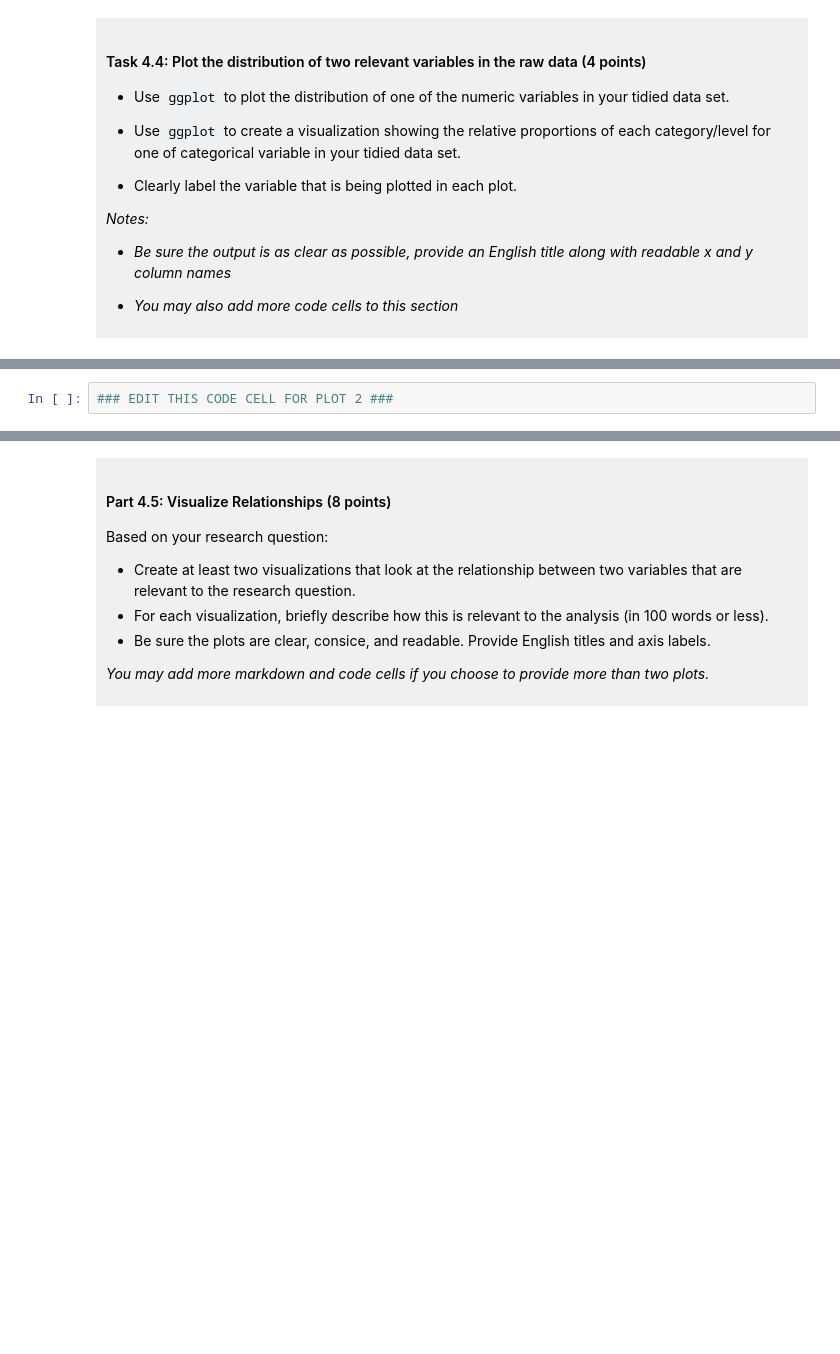
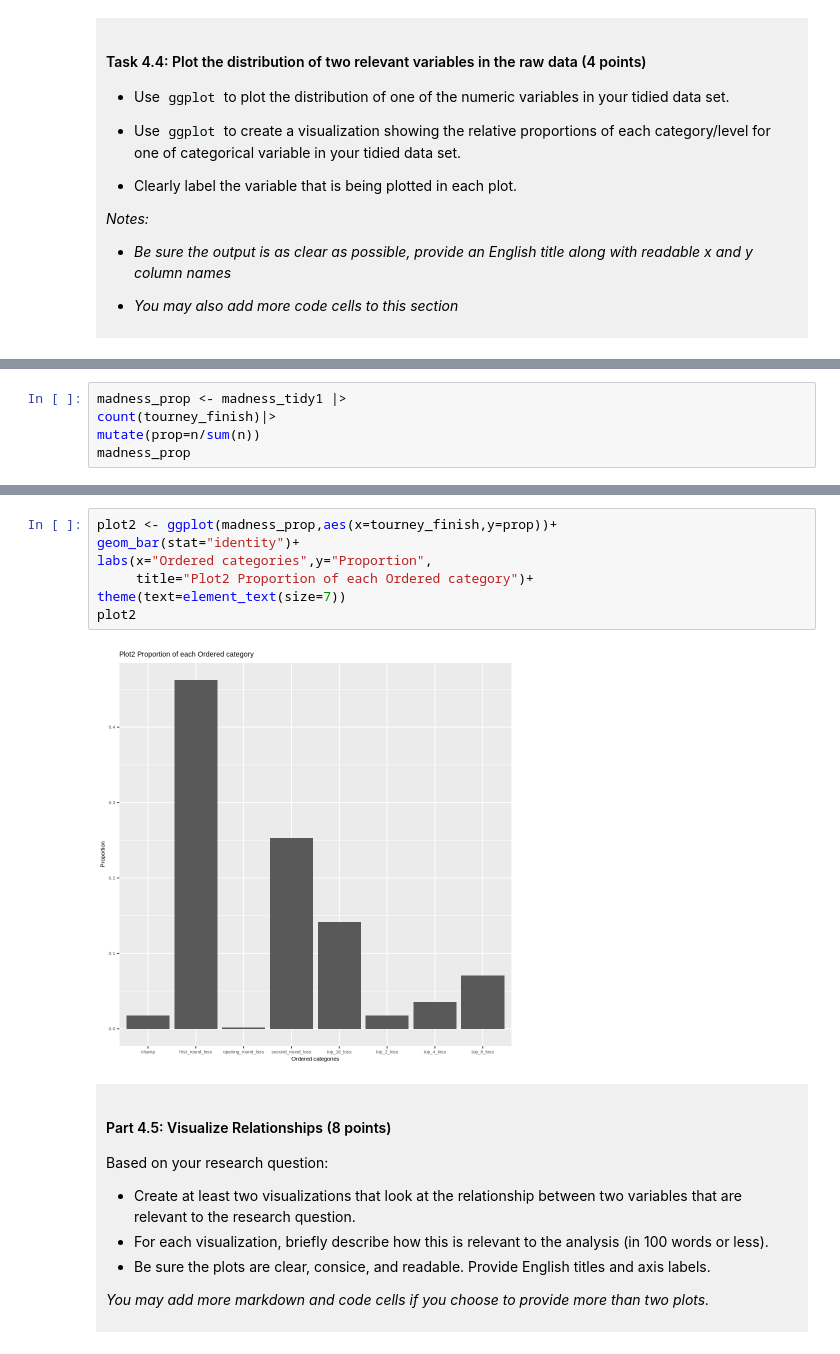
Before and after one commit to StevenCao1009/DSCI100-project, a Jupyter notebook: dsci-100-project-notebook.ipynb, the cells around one changed output, grey strips where cells are left out. Saved outputs shown, nothing was run; the diff lists cells and outputs as text; blank space fills up the shorter version.

```diff
--- a/dsci-100-project-notebook.ipynb
+++ b/dsci-100-project-notebook.ipynb
@@ -312,2 +365,5 @@ You will refine your research question (if needed) and produce a tidy data set.
 # %%
-### EDIT THIS CODE CELL FOR PLOT 2 ###
+madness_prop <- madness_tidy1 |>
+count(tourney_finish)|>
+mutate(prop=n/sum(n))
+madness_prop
@@ -314,3 +382,12 @@ You will refine your research question (if needed) and produce a tidy data set.
+# %%
+plot2 <- ggplot(madness_prop,aes(x=tourney_finish,y=prop))+
+geom_bar(stat="identity")+
+labs(x="Ordered categories",y="Proportion",
+     title="Plot2 Proportion of each Ordered category")+
+theme(text=element_text(size=7))
+plot2
+# %% [output]
+[figure, added]
 # %% [markdown]
 <div style="background-color: #f0f0f0; padding: 10px;">
 
```
Also changed, not shown: parts of 10 cells of this notebook.
